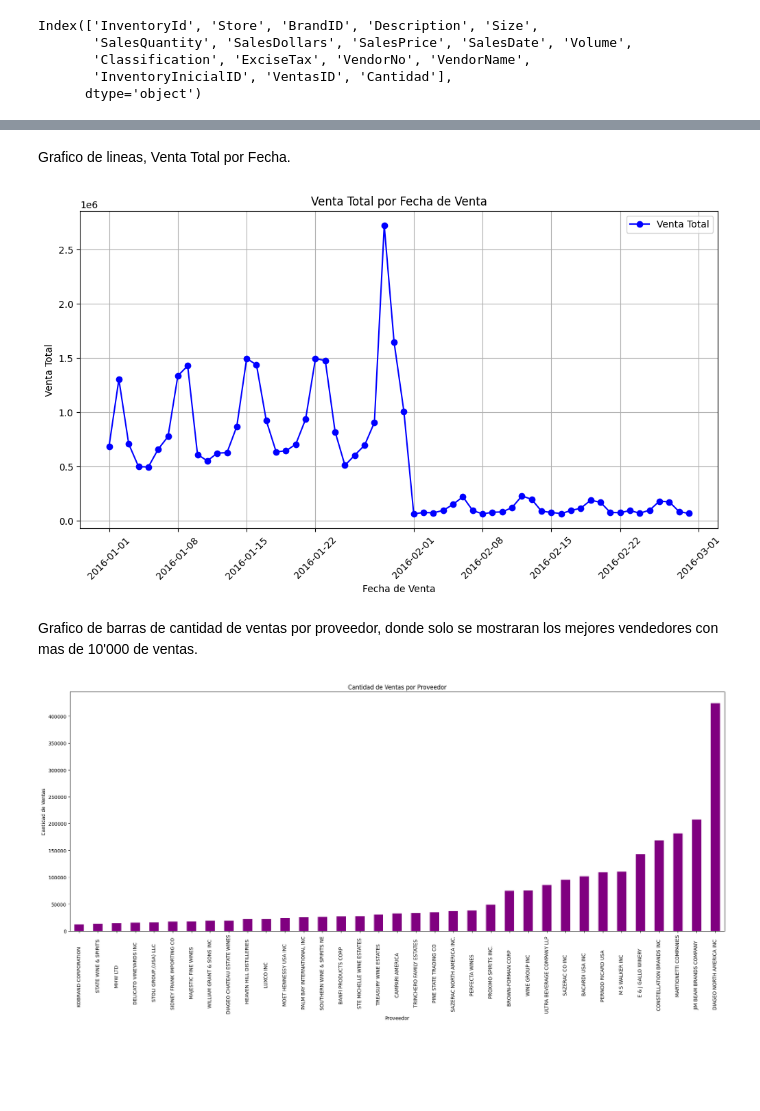
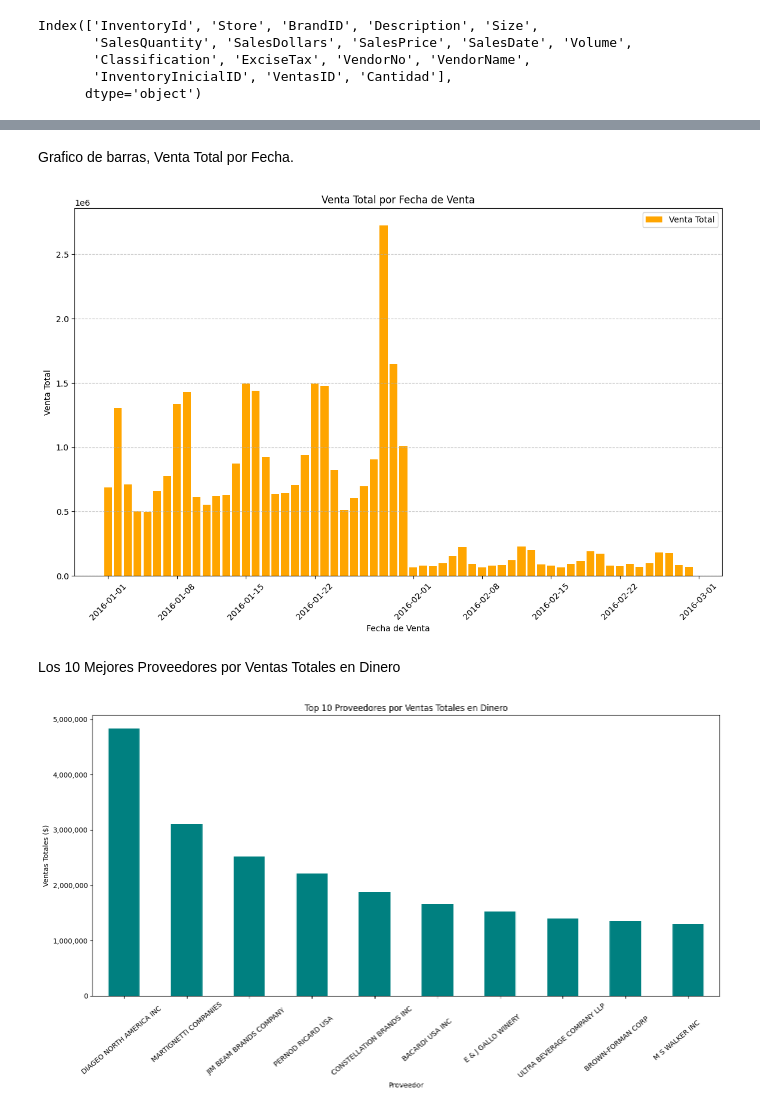
Before and after one commit to AMaximilianoLugo/DISLICORES, a Jupyter notebook: ETL-EDA/Ventas2016.ipynb, the cells around one changed output, grey strips where cells are left out. Cells and saved outputs as stored; diff of their text form; code cells hidden in the pictures; blank space fills up the shorter version.

Commit message:
se agregaron nuevas visualizaciones y hallazgos

```diff
--- a/ETL-EDA/Ventas2016.ipynb
+++ b/ETL-EDA/Ventas2016.ipynb
@@ -10,7 +10,7 @@ import os
 # %% [markdown]
 Leer el archivo
 # %%
-VentasFinal = pd.read_csv("/Users/Macbook/Downloads/InventoryDataset/SalesFINAL12312016.csv",sep=',')
+VentasFinal = pd.read_csv(r"C:\Users\Juan Daniel Bermudez\OneDrive\Escritorio\M6\SalesFINAL12312016.csv",sep=',')
 # %% [markdown]
 Para darnos una idea general de los datos, se imprimen las primeros 5 lineas.
 # %%
@@ -208,48 +202,55 @@ VentasFinal.head()
 # %% [markdown]
-Grafico de lineas, Venta Total por Fecha.
+Grafico de barras, Venta Total por Fecha.
 # %%
-# Asegurarse de que la columna "Fecha_Venta" esté en formato datetime
-VentasFinal['SalesDate'] = pd.to_datetime(VentasFinal['SalesDate'])
-
-# Redondear la columna "Venta_Total" a 2 decimales
-VentasFinal['SalesDollars'] = VentasFinal['SalesDollars'].round(2)
+import matplotlib.pyplot as plt
 
 # Agrupar los datos por fecha y sumar los valores de "Venta_Total"
 ventas_agrupadas = VentasFinal.groupby('SalesDate').agg({'SalesDollars': 'sum'}).reset_index()
 
-# Crear el gráfico de línea
-plt.figure(figsize=(12, 6))
+# Crear el gráfico de barras
+plt.figure(figsize=(14, 8))
 
-# Plot de la venta total
-plt.plot(ventas_agrupadas['SalesDate'], ventas_agrupadas['SalesDollars'], marker='o', linestyle='-', color='b', label='Venta Total')
+# Gráfico de barras para la venta total, cambiando el color
+plt.bar(ventas_agrupadas['SalesDate'], ventas_agrupadas['SalesDollars'], color='orange', label='Venta Total')
 
 # Añadir títulos y etiquetas
 plt.title('Venta Total por Fecha de Venta')
 plt.xlabel('Fecha de Venta')
 plt.ylabel('Venta Total')
 plt.legend()
+
+# Rotar etiquetas del eje X para una mejor visualización
 plt.xticks(rotation=45)
-plt.grid(True)
+plt.grid(True, axis='y', linestyle='--', alpha=0.7)
+
+# Mostrar gráfico
 plt.show()
 # %% [output]
-[figure, old version]
+[figure, new version]
-# %% [markdown]
-Grafico de barras de cantidad de ventas por proveedor, donde solo se mostraran los mejores vendedores con mas de 10'000 de ventas.
+# %% [markdown]
+Los 10 Mejores Proveedores por Ventas Totales en Dinero
 # %%
-# Agrupar por proveedor y sumar las cantidades de ventas
-cantidad_por_proveedor = VentasFinal.groupby('VendorName')['SalesQuantity'].sum().sort_values()
+import matplotlib.pyplot as plt
+import matplotlib.ticker as ticker
 
-# Filtrar los proveedores que tienen ventas
-cantidad_por_proveedor = cantidad_por_proveedor[cantidad_por_proveedor> 10000]
+# Agrupar por proveedor y sumar las ventas en dólares
+proveedor_ventas = VentasFinal.groupby('VendorName')['SalesDollars'].sum().sort_values(ascending=False)
+
+# Seleccionar los 10 mejores proveedores
+top_10_proveedores = proveedor_ventas.head(10)
 
 # Crear el gráfico de barras
-plt.figure(figsize=(20, 10))
-cantidad_por_proveedor.plot(kind='bar', color='purple')
-plt.title('Cantidad de Ventas por Proveedor')
+plt.figure(figsize=(14, 8))
+top_10_proveedores.plot(kind='bar', color='teal')
+
+# Configurar el formato del eje y para evitar la notación científica
+plt.gca().yaxis.set_major_formatter(ticker.FuncFormatter(lambda x, _: f'{x:,.0f}'))
+
+plt.title('Top 10 Proveedores por Ventas Totales en Dinero')
 plt.xlabel('Proveedor')
-plt.ylabel('Cantidad de Ventas')
-plt.xticks(rotation=90)
+plt.ylabel('Ventas Totales ($)')
+plt.xticks(rotation=40)
 plt.tight_layout()
 plt.show()
 # %% [output]
-[figure, old version]
+[figure, new version]
```
Also changed, not shown: parts of 24 cells of this notebook.
